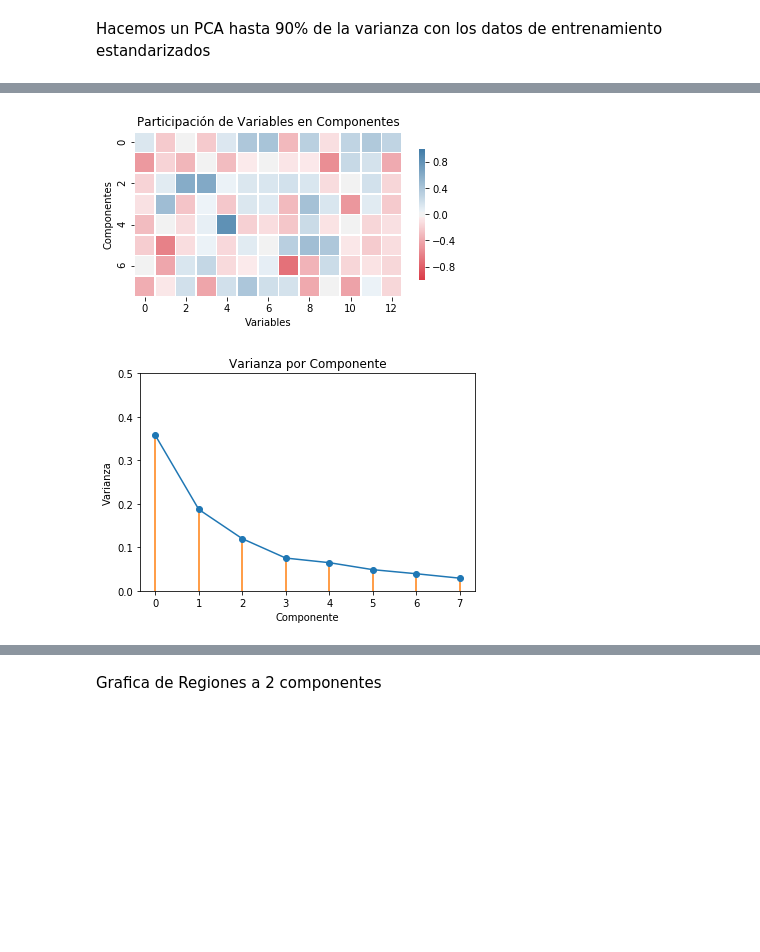
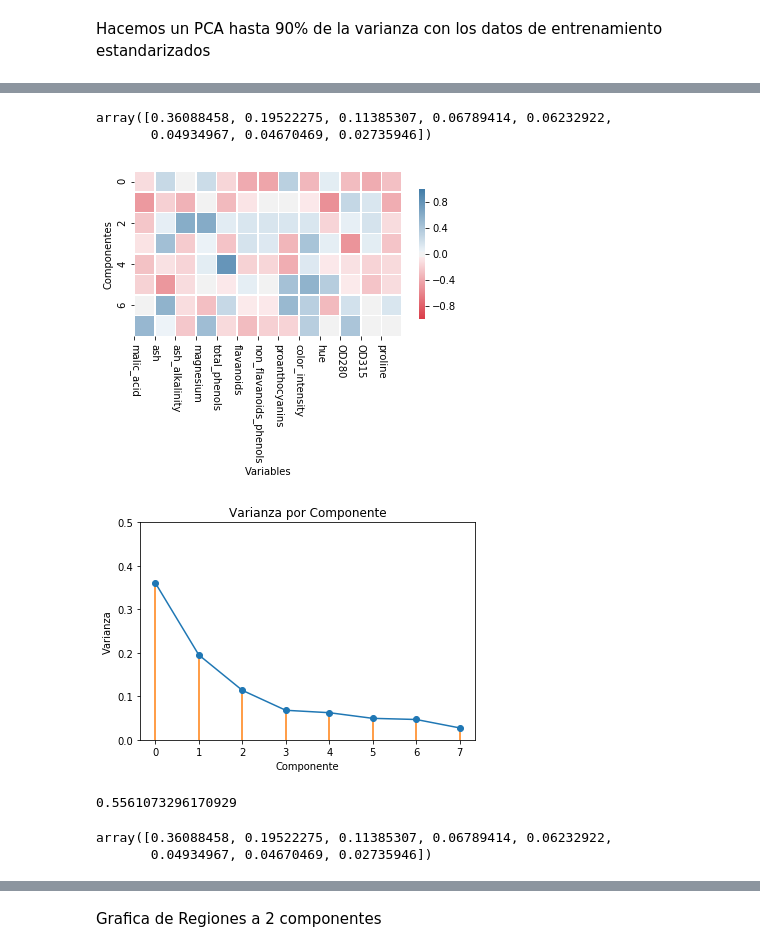
Before and after one commit to ekiMGlz/AplicadaIII, a Jupyter notebook: Clustering/bleh.ipynb, the cells around one changed output, grey strips where cells are left out. Saved outputs shown, nothing was run; the diff lists cells and outputs as text; code cells hidden in the pictures; blank space fills up the shorter version.

```diff
--- a/Clustering/bleh.ipynb
+++ b/Clustering/bleh.ipynb
@@ -39,7 +134,7 @@ len(train)
 Hacemos un PCA hasta 90% de la varianza con los datos de entrenamiento estandarizados
 # %%
 # Analisis en componentes principales
-pca = PCA(0.90)
+pca = PCA(0.9)
 X_train = pca.fit_transform(train.iloc[:, 1:].values)
 #-1 para que sean 0, 1, 2
 train_labels = train.iloc[:,0].values-1
@@ -51,16 +164,22 @@ sum(Var_C)
+# %%
+Var_C
+# %% [output]
+array([0.36088458, 0.19522275, 0.11385307, 0.06789414, 0.06232922,
+       0.04934967, 0.04670469, 0.02735946])
 # %%
-# Grafica departicipacion de variables en componentes
-plt.title("Participación de Variables en Componentes")
+###### Grafica departicipacion de variables en componentes
+#plt.title("Participación de compo en Componentes")
 cmap = sns.diverging_palette(10, 240, as_cmap=True)
 sns.heatmap(C, cmap=cmap, vmin=-1, vmax=1,
-            linewidths=.5, cbar_kws={"shrink": .6},
-            xticklabels=2, yticklabels=2,
+            linewidths=.5, cbar_kws={"shrink": .6}, yticklabels=2,
             square=True)
+plt.xticks(range(0,13),list(df.columns[1:]), rotation=-90)
 plt.xlabel("Variables")
 plt.ylabel("Componentes")
+plt.savefig('graphs/var_en_comp.png', dpi = 300)
 plt.show()
 # %% [output]
-[figure, old version]
+[figure, new version]
 # %%
 # Grafica de varianza acumulada
 plt.title("Varianza por Componente")
@@ -69,6 +188,7 @@ plt.ylabel("Varianza")
 plt.ylim([0, 0.5])
 plt.plot(range(len(Var_C)), Var_C, "-o")
 plt.vlines(range(len(Var_C)), 0, Var_C, "tab:orange")
+plt.savefig('graphs/var.png', dpi = 300)
 plt.show()
 # %% [output]
-[figure, old version]
+[figure, new version]
@@ -74,0 +201,9 @@ plt.show()
+# %%
+var_acum[1]
+# %% [output]
+0.5561073296170929
+# %%
+Var_C
+# %% [output]
+array([0.36088458, 0.19522275, 0.11385307, 0.06789414, 0.06232922,
+       0.04934967, 0.04670469, 0.02735946])
```
Also changed, not shown: parts of 55 cells of this notebook, 35 other files.
